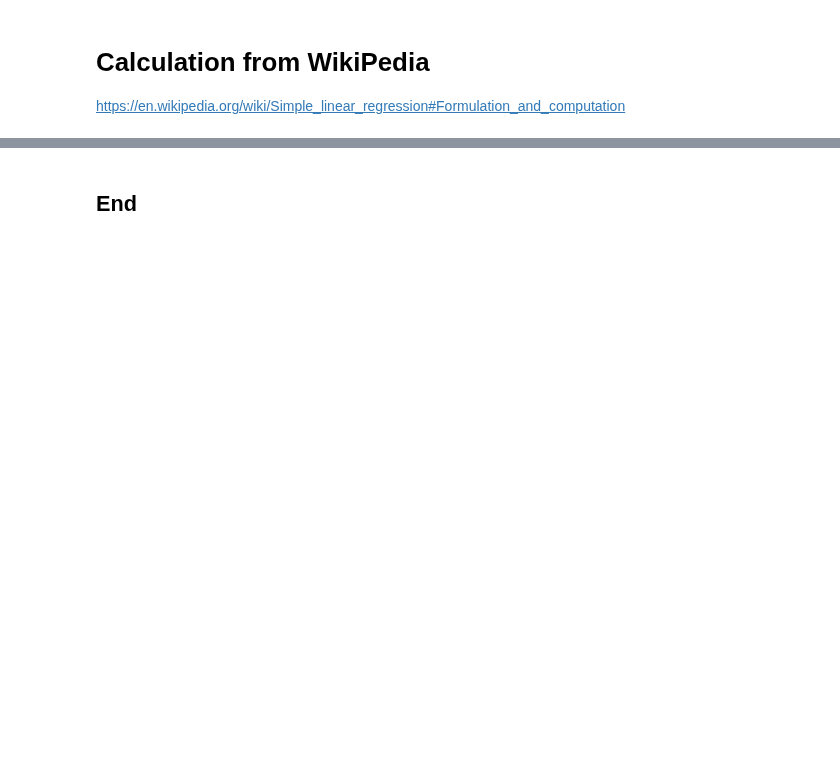
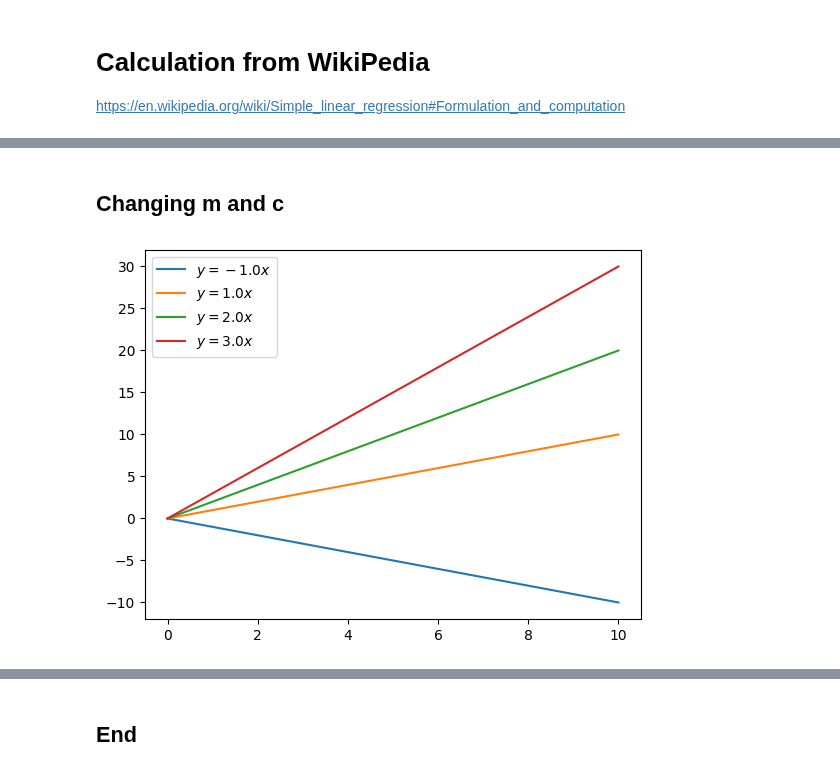
Before and after one commit to Glogover/principles_of_data_analytics, a Jupyter notebook: linear_regression.ipynb, the cells around one changed output, grey strips where cells are left out. Saved outputs shown, nothing was run; the diff lists cells and outputs as text; code cells hidden in the pictures; blank space fills up the shorter version.

```diff
--- a/linear_regression.ipynb
+++ b/linear_regression.ipynb
@@ -69,0 +101,14 @@ np.float64(1.7557579824518967)
+# %% [markdown]
+## Changing m and c
+# %%
+# Comparing different m's (slopes)
+fig, ax = plt.subplots()
+
+# Different sloped lines.
+ax.plot(x, -1.0 * x, label='$y = -1.0x$')
+ax.plot(x, 1.0 * x, label='$y = 1.0x$')
+ax.plot(x, 2.0 * x, label='$y = 2.0x$')
+ax.plot(x, 3.0 * x, label='$y = 3.0x$')
+ax.legend();
+# %% [output]
+[figure, added]
```
Also changed, not shown: parts of 10 cells of this notebook.
